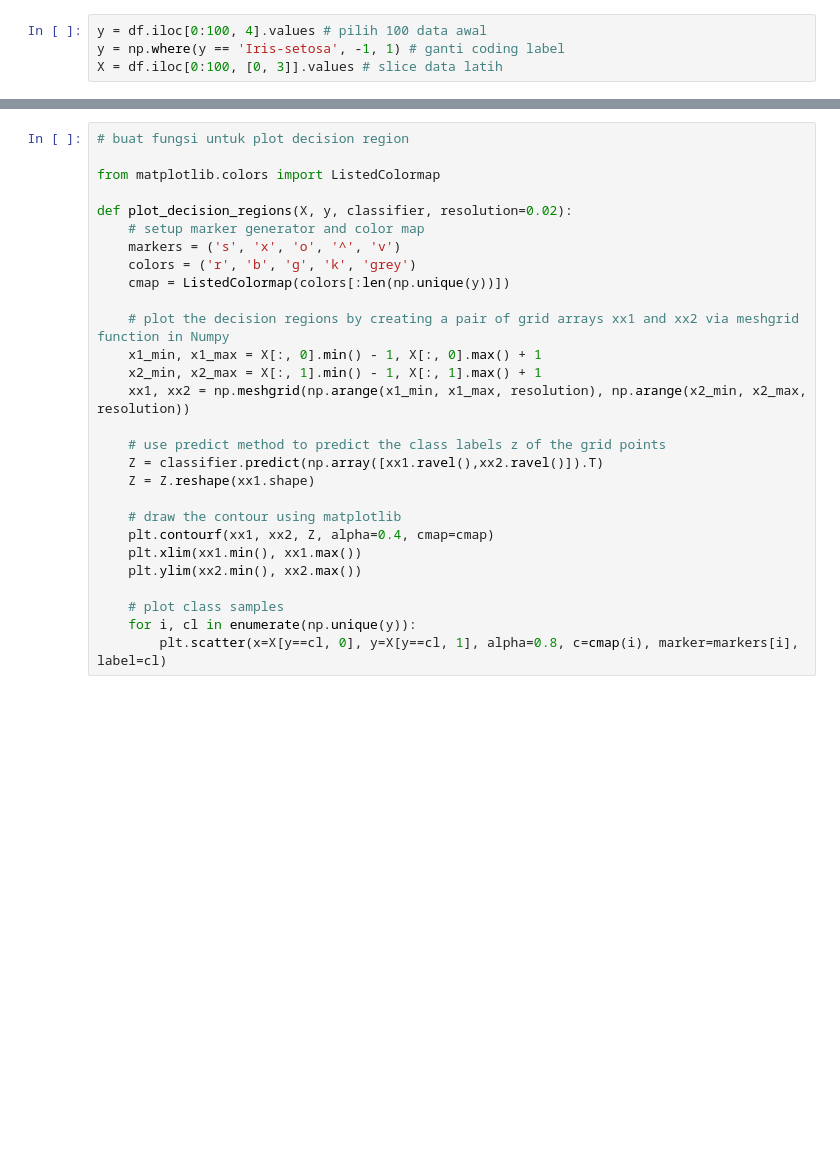
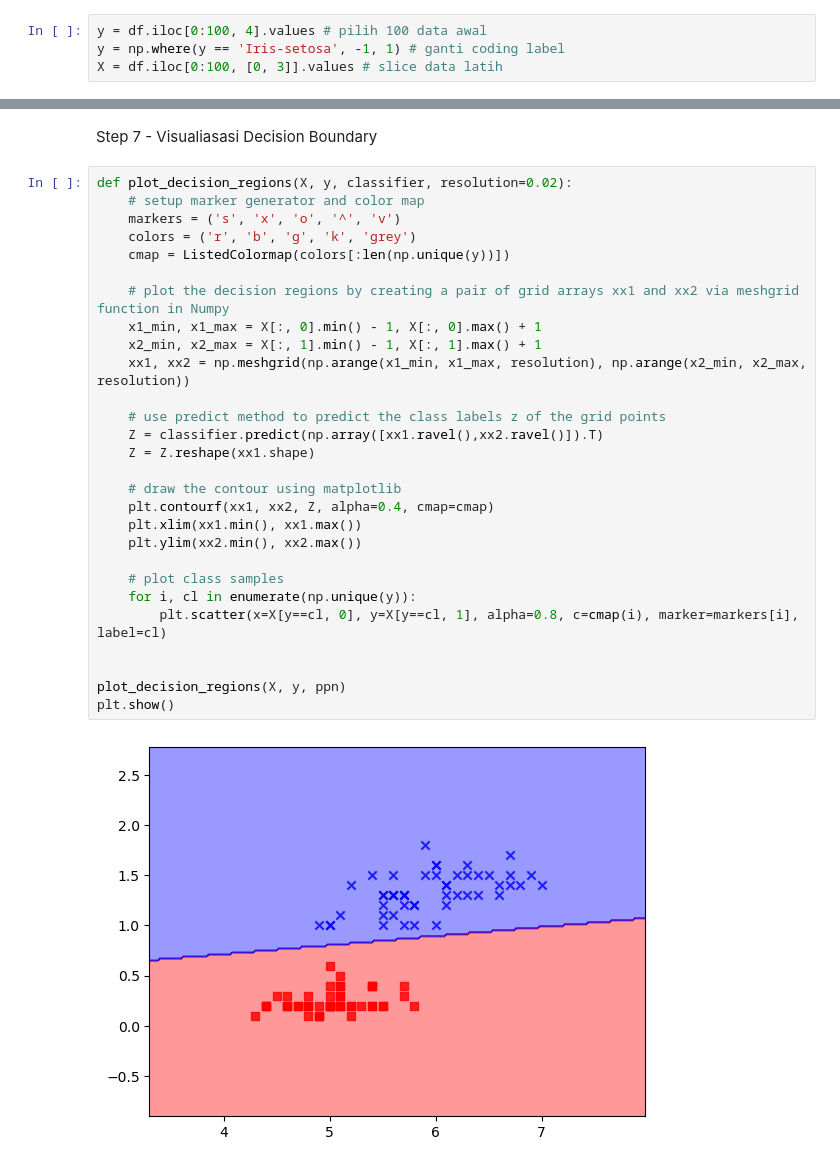
Before and after one commit to Raihandany/ML_Ganjil_2023, a Jupyter notebook: Jobsheet9.ipynb, the cells around one changed output, grey strips where cells are left out. Cells and saved outputs as stored; diff of their text form; blank space fills up the shorter version.

```diff
--- a/Jobsheet9.ipynb
+++ b/Jobsheet9.ipynb
@@ -71,28 +79,32 @@ plt.show()
+# %% [markdown]
+Step 7 - Visualiasasi Decision Boundary
 # %%
-# buat fungsi untuk plot decision region
-
-from matplotlib.colors import ListedColormap
-
 def plot_decision_regions(X, y, classifier, resolution=0.02):
     # setup marker generator and color map
     markers = ('s', 'x', 'o', '^', 'v')
     colors = ('r', 'b', 'g', 'k', 'grey')
     cmap = ListedColormap(colors[:len(np.unique(y))])
 
     # plot the decision regions by creating a pair of grid arrays xx1 and xx2 via meshgrid function in Numpy
     x1_min, x1_max = X[:, 0].min() - 1, X[:, 0].max() + 1
     x2_min, x2_max = X[:, 1].min() - 1, X[:, 1].max() + 1
     xx1, xx2 = np.meshgrid(np.arange(x1_min, x1_max, resolution), np.arange(x2_min, x2_max, resolution))
 
     # use predict method to predict the class labels z of the grid points
     Z = classifier.predict(np.array([xx1.ravel(),xx2.ravel()]).T)
     Z = Z.reshape(xx1.shape)
 
     # draw the contour using matplotlib
     plt.contourf(xx1, xx2, Z, alpha=0.4, cmap=cmap)
     plt.xlim(xx1.min(), xx1.max())
     plt.ylim(xx2.min(), xx2.max())
 
     # plot class samples
     for i, cl in enumerate(np.unique(y)):
         plt.scatter(x=X[y==cl, 0], y=X[y==cl, 1], alpha=0.8, c=cmap(i), marker=markers[i], label=cl)
+
+
+plot_decision_regions(X, y, ppn)
+plt.show()
+# %% [output]
+[figure, added]
```
Also changed, not shown: parts of 71 cells of this notebook, 2 other files.
